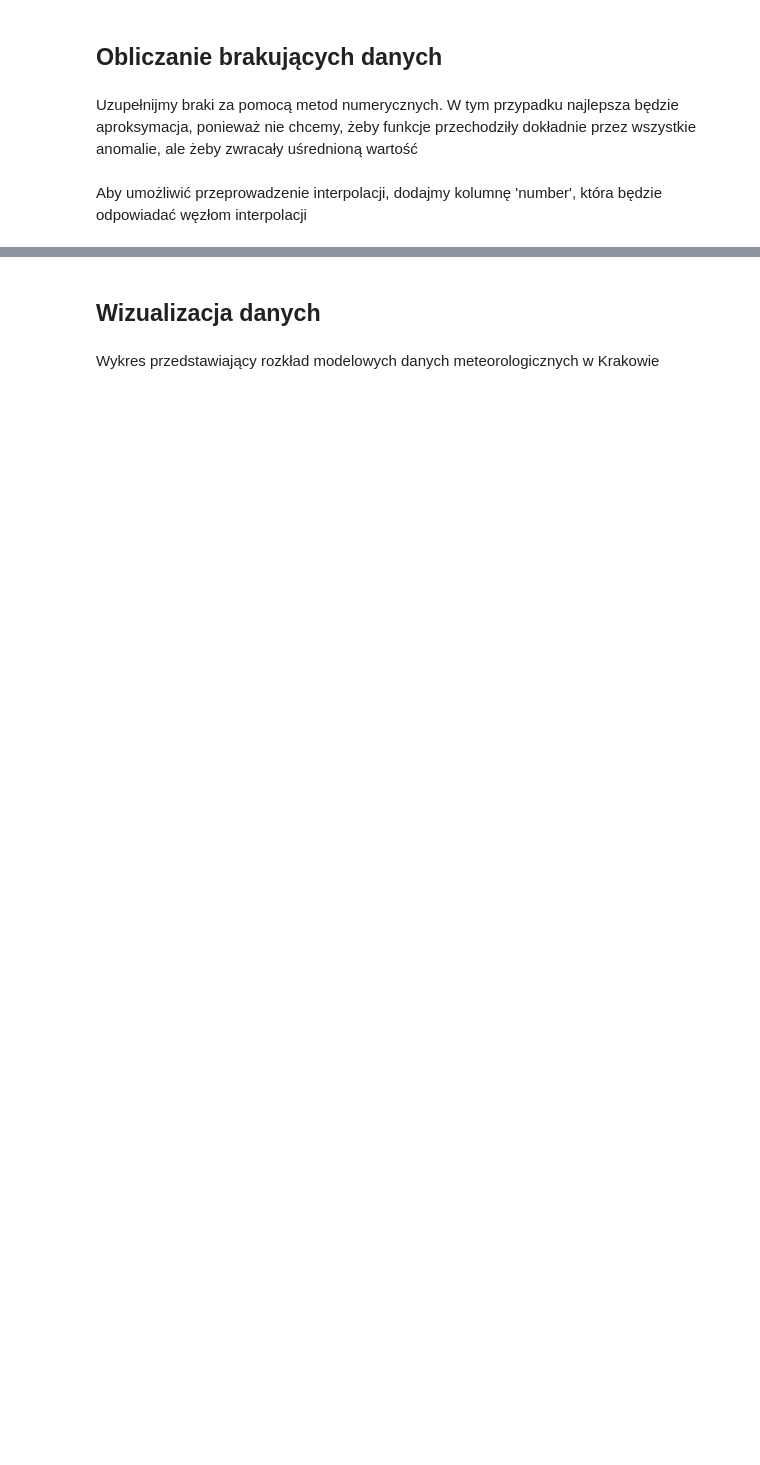
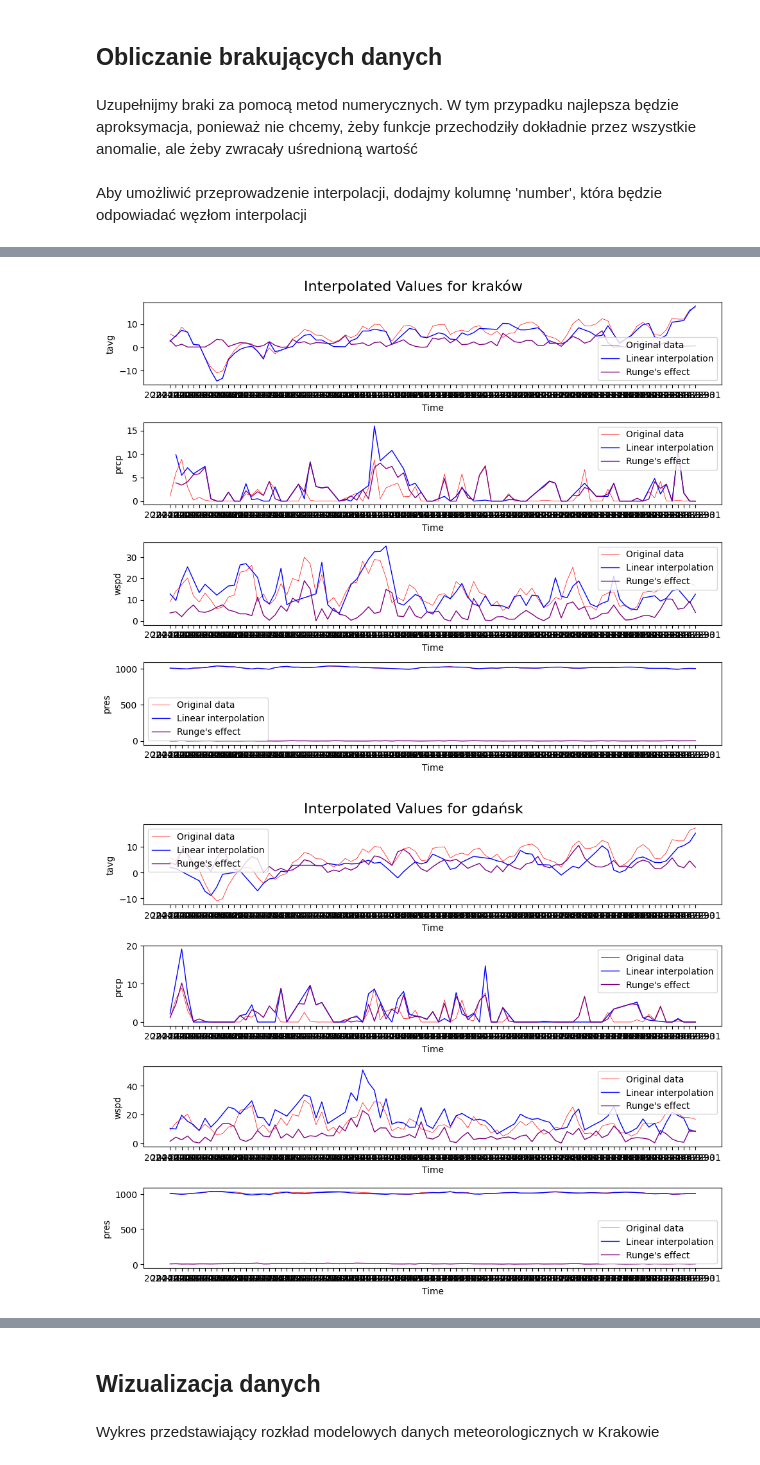
Before and after one commit to JulitaSzewczyk/NumericMethods_FinalProject, a Jupyter notebook: FinalProject.ipynb, the cells around one changed output, grey strips where cells are left out. Cells and saved outputs as stored; diff of their text form; code cells hidden in the pictures; blank space fills up the shorter version.

Commit message:
added stuff needed for presentation, a lot of duplicating data

```diff
--- a/FinalProject.ipynb
+++ b/FinalProject.ipynb
@@ -305,2 +305,36 @@ kraków
 
 [91 rows x 7 columns]
+# %%
+for city in cities_weather_data_nans:
+    num_plots = len([col for col in cities_weather_data_nans[city].columns if col not in ['time', 'City', 'number']])
+    fig, axs = plt.subplots(num_plots, figsize=(10, 8))
+    fig.suptitle(f'Interpolated Values for {city}', fontsize=16)
+
+    plot_counter = 0
+    for i, column in enumerate(cities_weather_data_nans[city].columns):
+        if column not in ['time', 'City', 'number']:
+            # Original data from df
+            axs[plot_counter].plot(df['time'], df[column], linestyle='-', color='red', linewidth=0.5, label='Original data')
+            axs[plot_counter].set_xlabel('Time')
+            axs[plot_counter].set_ylabel(column)
+
+            # Linear interpolation
+            linear_interpolated_values = cities_weather_data_nans[city][column].interpolate(method='linear')
+            axs[plot_counter].plot(cities_weather_data_nans[city]['time'], linear_interpolated_values, linestyle='-', color='blue', linewidth=1, label='Linear interpolation')
+
+            # Highlight Runge's phenomenon
+            runge_effect = abs(linear_interpolated_values - df[column])
+            axs[plot_counter].plot(cities_weather_data_nans[city]['time'], runge_effect, linestyle='-', color='purple', linewidth=1, label="Runge's effect")
+
+            # Add legend
+            axs[plot_counter].legend()
+
+            plot_counter += 1
+            if plot_counter >= num_plots:
+                break
+
+    plt.tight_layout()
+    plt.show()
+# %% [output]
+[figure, added]
+[figure, added]
```
Also changed, not shown: parts of 5 cells of this notebook, 15 other files.
